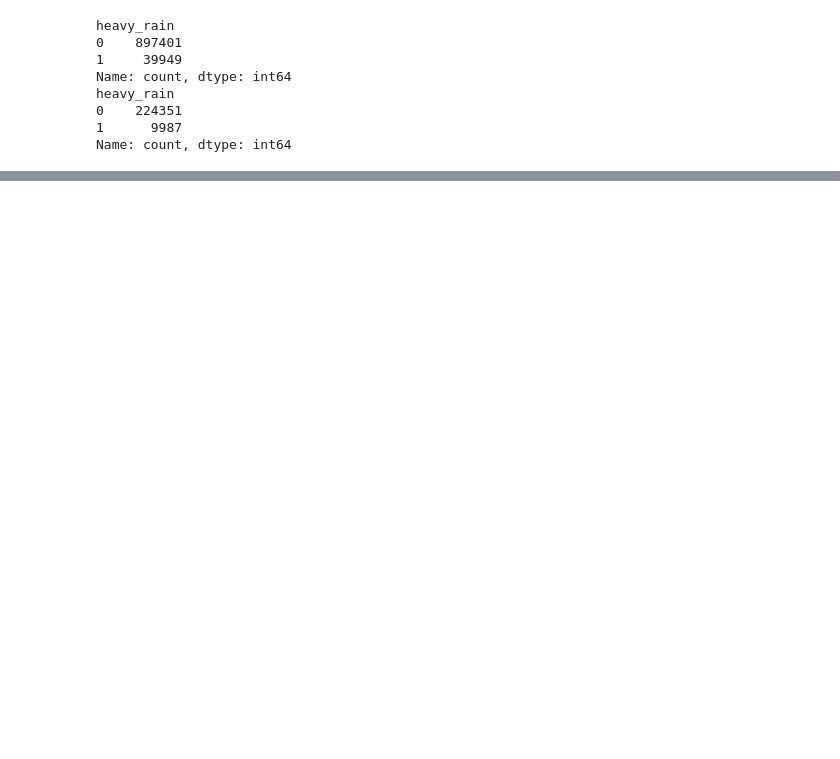
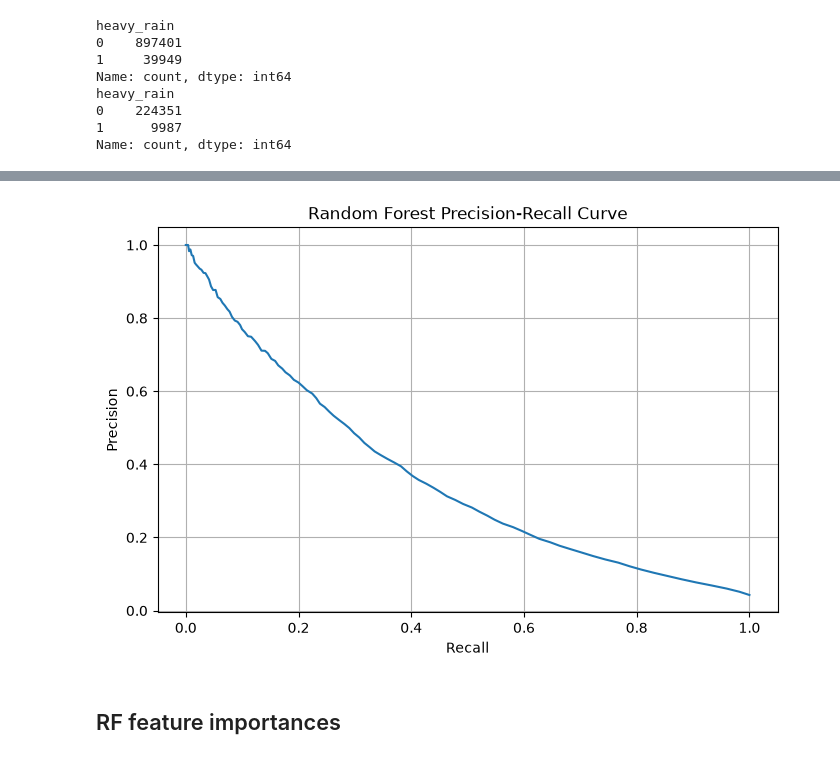
Before and after one commit to Alfie5640/HPCWeatherPredictionPipeline, a Jupyter notebook: notebooks/01_explore_era5.ipynb, the cells around one changed output, grey strips where cells are left out. Saved outputs shown, nothing was run; the diff lists cells and outputs as text; code cells hidden in the pictures; blank space fills up the shorter version.

```diff
--- a/notebooks/01_explore_era5.ipynb
+++ b/notebooks/01_explore_era5.ipynb
@@ -178,3 +180,13 @@ CHECKPOINT
 # %%
 #Checkpoint (so can start from here when restarting kernel)
 dfFeatures.to_csv("../data/processed/era5_features_jan2020.csv", index=False)
+# %%
+import pandas as pd
+
+# Load the features
+dfFeatures = pd.read_csv("../data/processed/era5_features_jan2020.csv")
+
+# Check it loaded correctly
+print(dfFeatures.head())
+print(dfFeatures.shape)
+print(dfFeatures.columns)
@@ -230,0 +399,20 @@ weighted avg       0.94      0.71      0.79    234338
+# %%
+from sklearn.metrics import precision_recall_curve
+import matplotlib.pyplot as plt
+
+precision, recall, thresholds = precision_recall_curve(
+    y_test,
+    y_prob_rf
+)
+
+plt.figure(figsize=(8, 5))
+plt.plot(recall, precision)
+plt.xlabel("Recall")
+plt.ylabel("Precision")
+plt.title("Random Forest Precision-Recall Curve")
+plt.grid()
+plt.show()
+# %% [output]
+[figure, added]
+# %% [markdown]
+## RF feature importances
```
Also changed, not shown: parts of 17 cells of this notebook, 3 other files.
